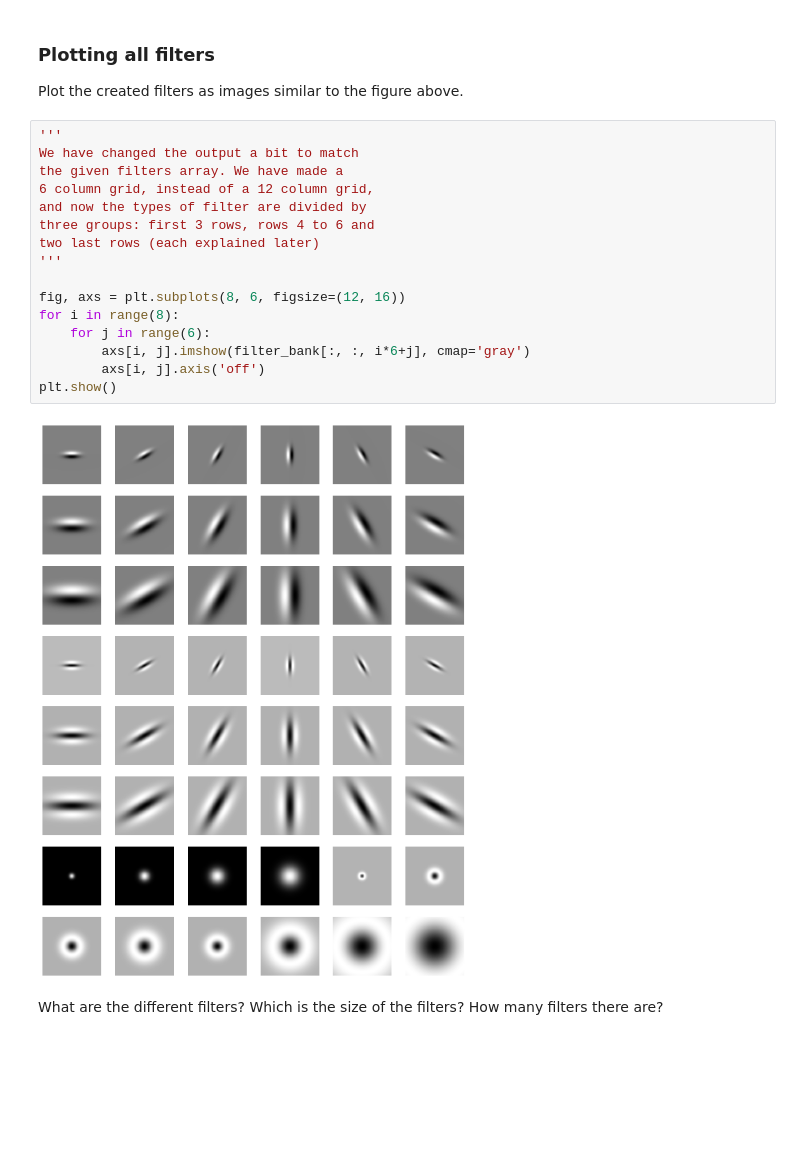
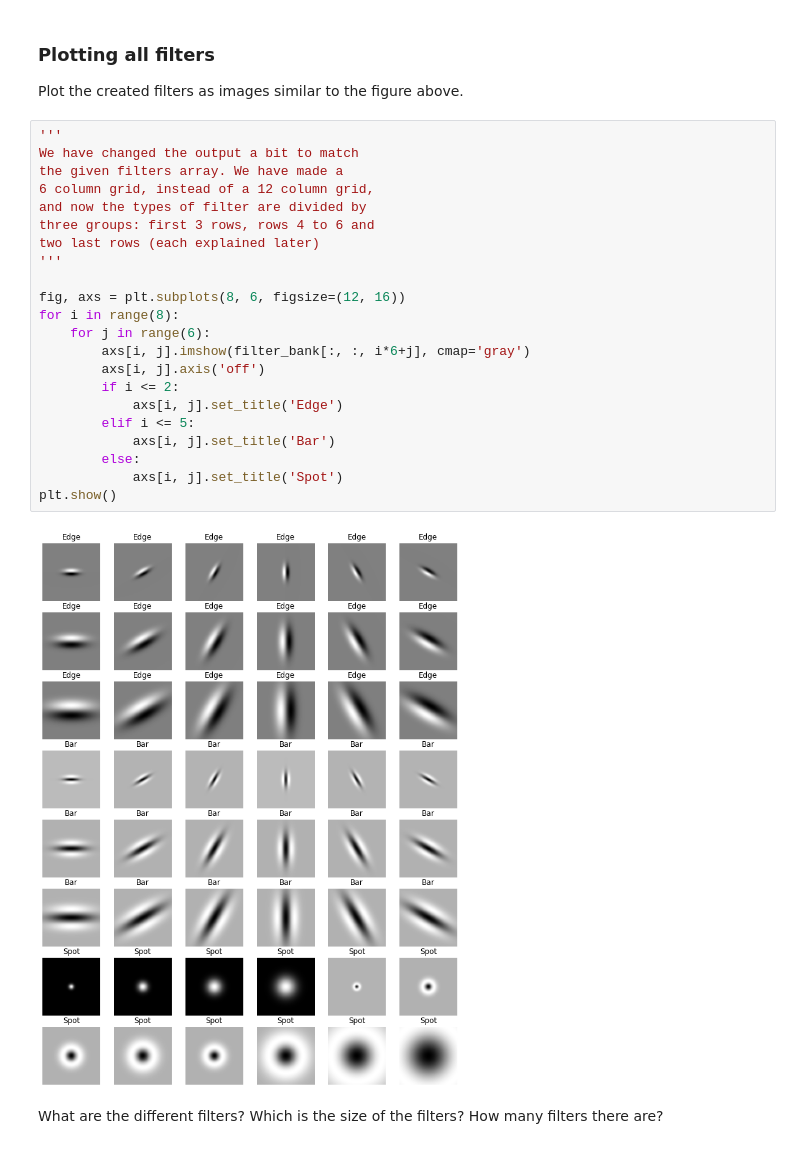
Before and after one commit to mates-info/artificial-vision, a Jupyter notebook: p5/P5_AntonioTigri_AndreuVall/P5-Part1.ipynb, the cells around one changed output. Cells and saved outputs as stored; diff of their text form; blank space fills up the shorter version.

```diff
--- a/p5/P5_AntonioTigri_AndreuVall/P5-Part1.ipynb
+++ b/p5/P5_AntonioTigri_AndreuVall/P5-Part1.ipynb
@@ -73,21 +65,27 @@ Plot the created filters as images similar to the figure above.
 # %%
 '''
 We have changed the output a bit to match
 the given filters array. We have made a
 6 column grid, instead of a 12 column grid,
 and now the types of filter are divided by
 three groups: first 3 rows, rows 4 to 6 and
 two last rows (each explained later)
 '''
 
 fig, axs = plt.subplots(8, 6, figsize=(12, 16))
 for i in range(8):
     for j in range(6):
         axs[i, j].imshow(filter_bank[:, :, i*6+j], cmap='gray')
         axs[i, j].axis('off')
+        if i <= 2:
+            axs[i, j].set_title('Edge')
+        elif i <= 5:
+            axs[i, j].set_title('Bar')
+        else:
+            axs[i, j].set_title('Spot')
 plt.show()
 # %% [output]
-[figure, old version]
+[figure, new version]
 # %% [markdown]
 What are the different filters? Which is the size of the filters? How many filters there are?
 # %% [markdown]
```
Also changed, not shown: parts of 15 cells of this notebook.
